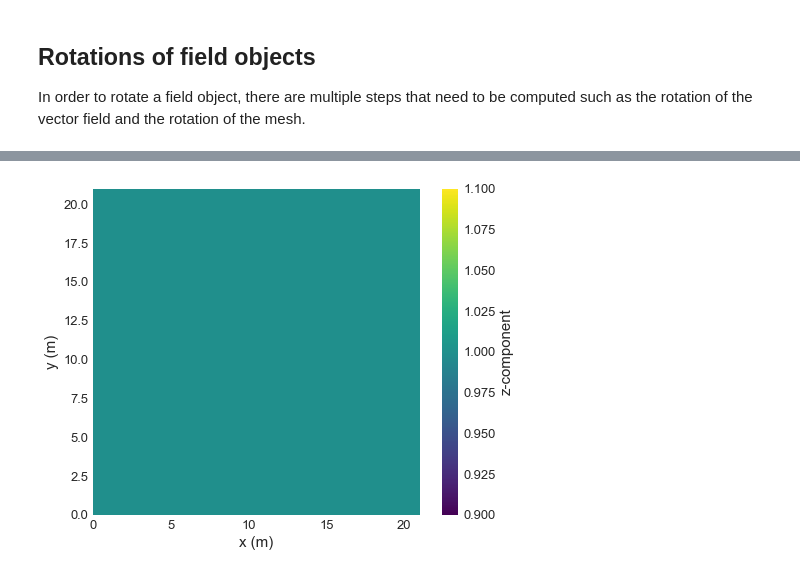
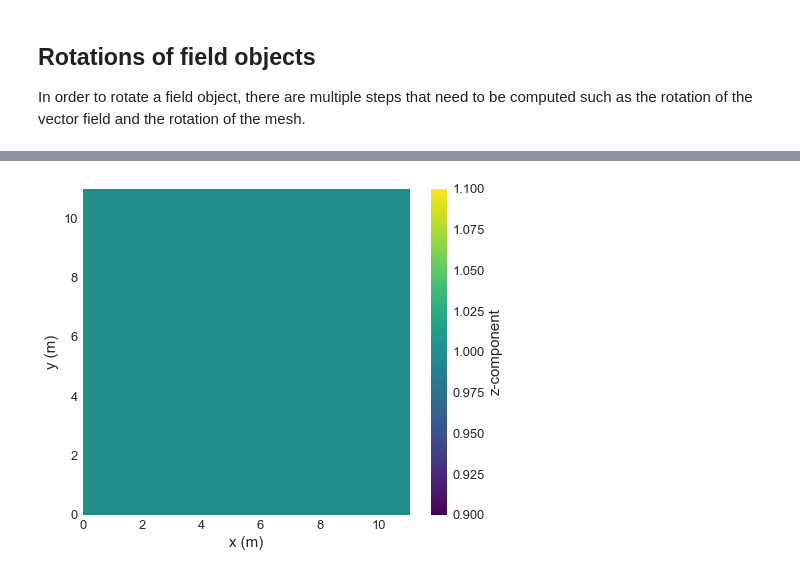
Before and after one commit to ubermag/discretisedfield, a Jupyter notebook: dev/rotations.ipynb, the cells around one changed output, grey strips where cells are left out. Saved outputs shown, nothing was run; the diff lists cells and outputs as text; code cells hidden in the pictures.

```diff
--- a/dev/rotations.ipynb
+++ b/dev/rotations.ipynb
@@ -324,12 +332,12 @@ def rotate_field(field, method, rot_dic, n=None):
     ### Construct new field
     return df.Field(mesh=new_mesh, dim=3, value=new_m)
 # %%
-region = df.Region(p1=(0, 0, 0), p2=(21, 21, 21))
+region = df.Region(p1=(0, 0, 0), p2=(11, 11, 11))
 mesh = df.Mesh(region=region, cell=(1,1,1))
 field = df.Field(mesh=mesh, dim=3, value=(0, 0, 1))
 field.plane('z').mpl()
 # %% [output]
-[figure, old version]
+[figure, new version]
 # %%
 method = 'basic'
 rot_dic = {'theta_z' : np.pi/4}
```
Also changed, not shown: parts of 27 cells of this notebook.
